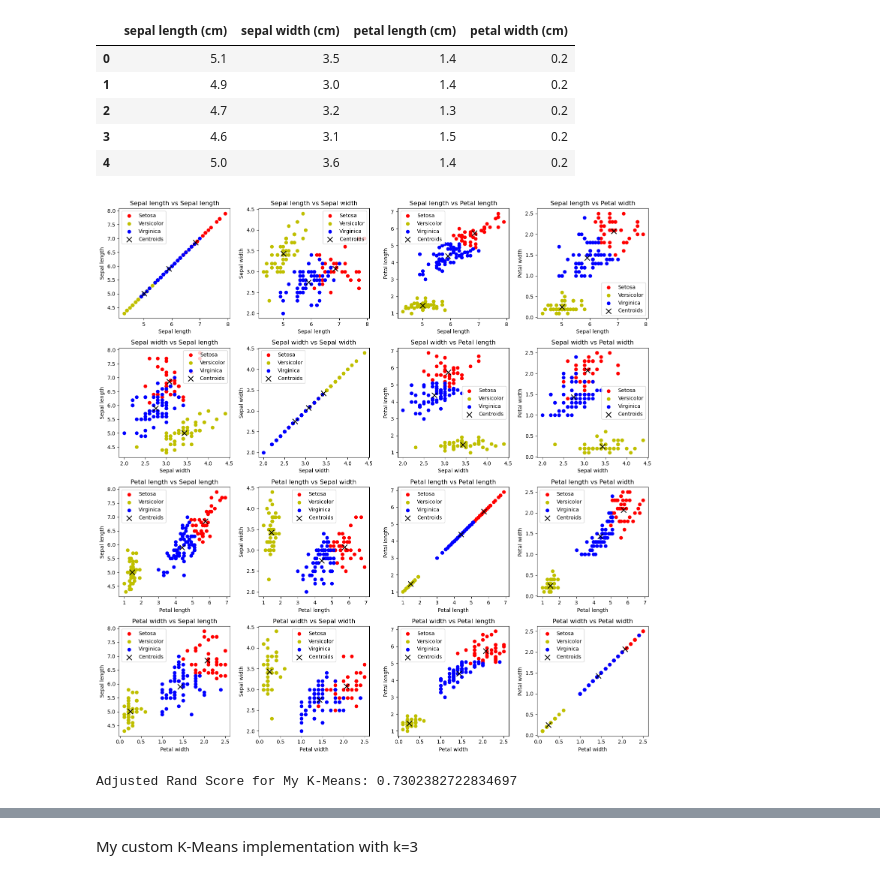
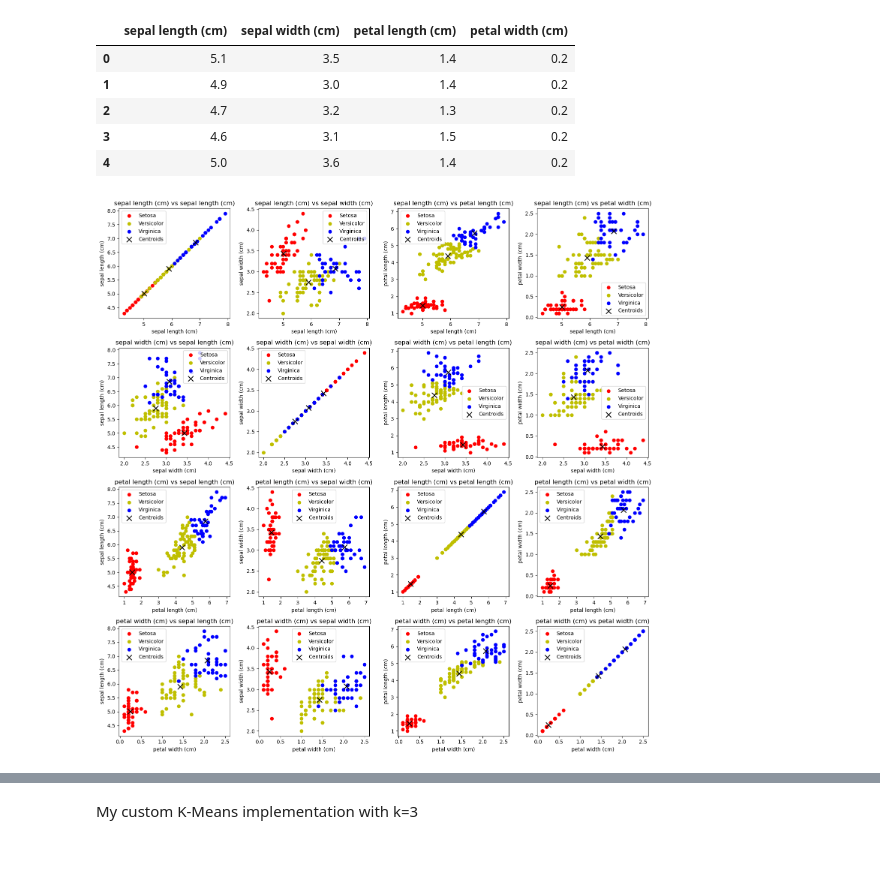
Before and after one commit to GabrielWarde/ResearchProject1, a Jupyter notebook: kmeansalgo.ipynb, the cells around one changed output, grey strips where cells are left out. Cells and saved outputs as stored; diff of their text form; code cells hidden in the pictures.

```diff
--- a/kmeansalgo.ipynb
+++ b/kmeansalgo.ipynb
@@ -22,7 +22,7 @@ kmeans = KMeans(n_clusters=3)
 kmeans.fit(X)
 kmeans_labels = kmeans.labels_
 # %%
-feature_names = ['Sepal length', 'Sepal width', 'Petal length', 'Petal width']
+feature_names = ['sepal length (cm)', 'sepal width (cm)', 'petal length (cm)', 'petal width (cm)']
 n_clusters = 3
 colors = ['r', 'y', 'b']
 
@@ -35,41 +35,36 @@ for i in range(len(feature_names)):
     for j in range(len(feature_names)):
         feature1 = feature_names[i]
         feature2 = feature_names[j]
 
         # Plotting data points for each cluster
         for cluster_label in range(n_clusters):
             species_data = X[kmeans_labels == cluster_label]
             axes[i, j].scatter(
-                species_data[:, i],
-                species_data[:, j],
+                species_data[feature1],
+                species_data[feature2],
                 label=species_labels[cluster_label],
                 c=colors[cluster_label],
             )
 
         # Scatter plot the centroids
         axes[i, j].scatter(
             kmeans.cluster_centers_[:, i],
             kmeans.cluster_centers_[:, j],
             c='black',
             marker='x',
             s=100,
             label='Centroids',
         )
 
         axes[i, j].set_xlabel(feature1)
         axes[i, j].set_ylabel(feature2)
         axes[i, j].set_title(f'{feature1} vs {feature2}')
         axes[i, j].legend()
 
 plt.tight_layout()
 plt.show()
-
-sklearn_adjusted_rand_score = adjusted_rand_score(y, kmeans_labels)
-
-print("Adjusted Rand Score for My K-Means:", sklearn_adjusted_rand_score)
 # %% [output]
-[figure, old version]
+[figure, new version]
-Adjusted Rand Score for My K-Means: 0.7302382722834697
 # %%
 kmeans_labels
 # %% [output]
```
Also changed, not shown: parts of 3 cells of this notebook.
